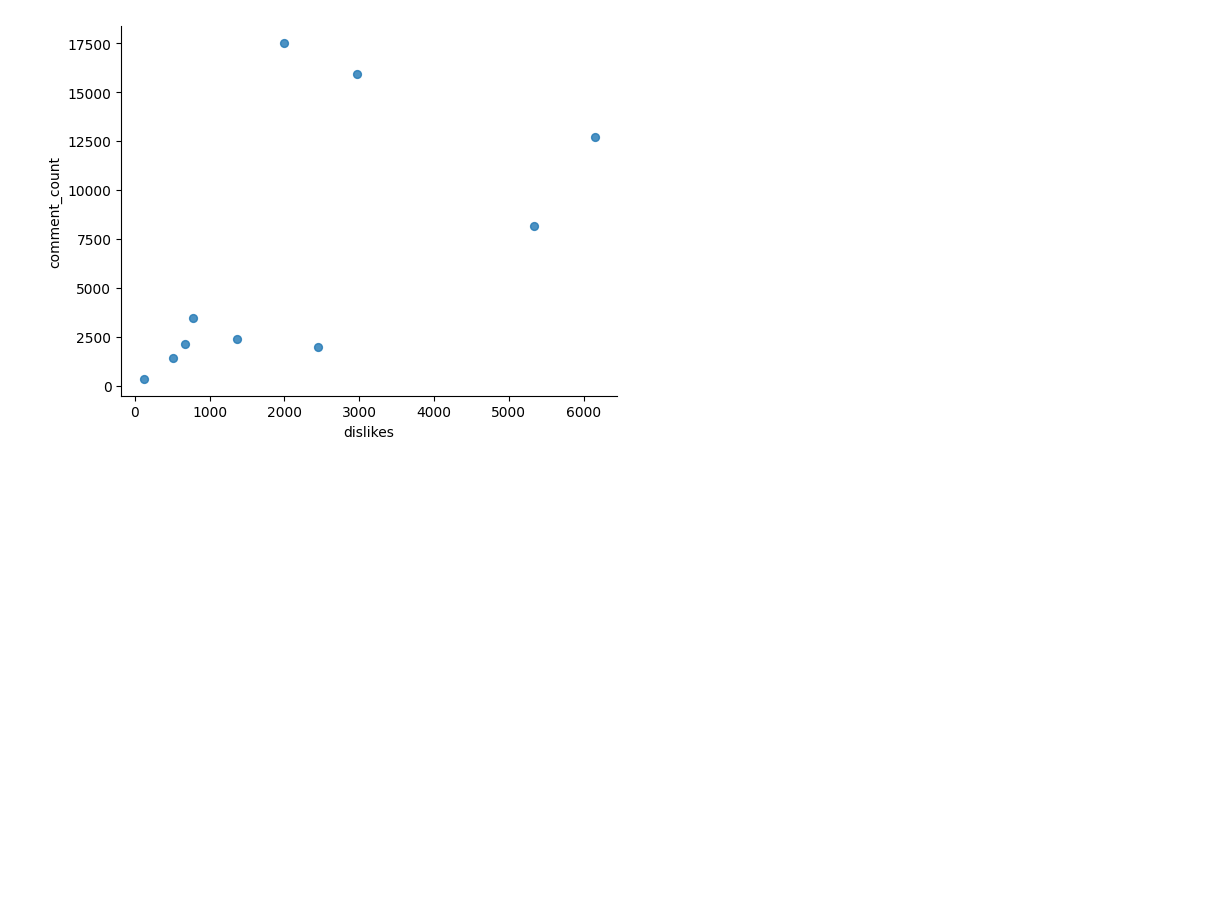
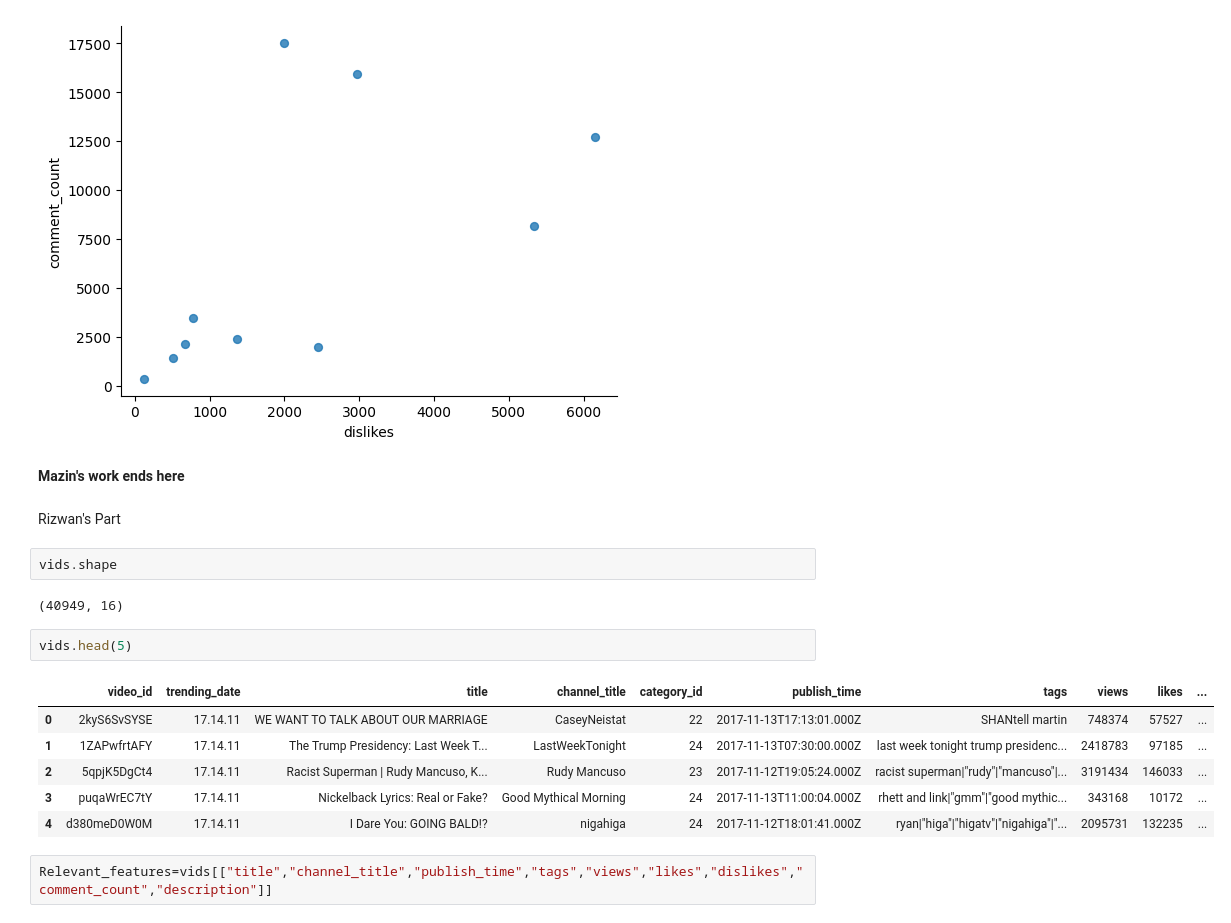
Before and after one commit to Mazin7d4/MLtasks, a Jupyter notebook: ytvidsanalysis.ipynb, the cells around one changed output. Saved outputs shown, nothing was run; the diff lists cells and outputs as text; blank space fills up the shorter version.

```diff
--- a/ytvidsanalysis.ipynb
+++ b/ytvidsanalysis.ipynb
@@ -262,3 +250,22 @@ _df_36.plot(kind='scatter', x='dislikes', y='comment_count', s=32, alpha=.8)
 plt.gca().spines[['top', 'right',]].set_visible(False)
 # %% [output]
 [figure]
+# %% [markdown]
+**Mazin's work ends here**
+# %% [markdown]
+Rizwan's Part
+# %%
+vids.shape
+# %% [output]
+(40949, 16)
+# %%
+vids.head(5)
+# %% [output]
+|  | video_id | trending_date | title | channel_title | category_id | publish_time | tags | views | likes | ... |
+| 0 | 2kyS6SvSYSE | 17.14.11 | WE WANT TO TALK ABOUT OUR MARRIAGE | CaseyNeistat | 22 | 2017-11-13T17:13:01.000Z | SHANtell martin | 748374 | 57527 | ... |
+| 1 | 1ZAPwfrtAFY | 17.14.11 | The Trump Presidency: Last Week T... | LastWeekTonight | 24 | 2017-11-13T07:30:00.000Z | last week tonight trump presidenc... | 2418783 | 97185 | ... |
+| 2 | 5qpjK5DgCt4 | 17.14.11 | Racist Superman | Rudy Mancuso, K... | Rudy Mancuso | 23 | 2017-11-12T19:05:24.000Z | racist superman|"rudy"|"mancuso"|... | 3191434 | 146033 | ... |
+| 3 | puqaWrEC7tY | 17.14.11 | Nickelback Lyrics: Real or Fake? | Good Mythical Morning | 24 | 2017-11-13T11:00:04.000Z | rhett and link|"gmm"|"good mythic... | 343168 | 10172 | ... |
+| 4 | d380meD0W0M | 17.14.11 | I Dare You: GOING BALD!? | nigahiga | 24 | 2017-11-12T18:01:41.000Z | ryan|"higa"|"higatv"|"nigahiga"|"... | 2095731 | 132235 | ... |
+# %%
+Relevant_features=vids[["title","channel_title","publish_time","tags","views","likes","dislikes","comment_count","description"]]
```
Also changed, not shown: parts of 11 cells of this notebook.
